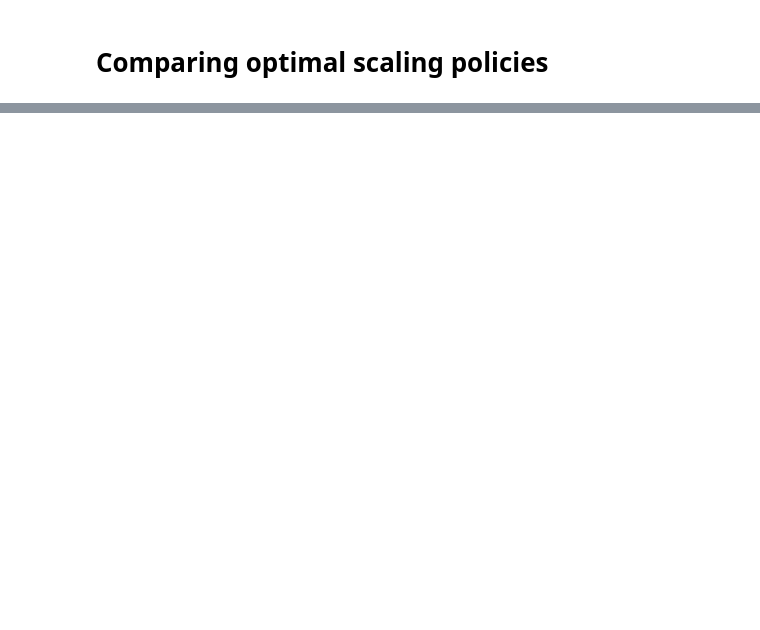
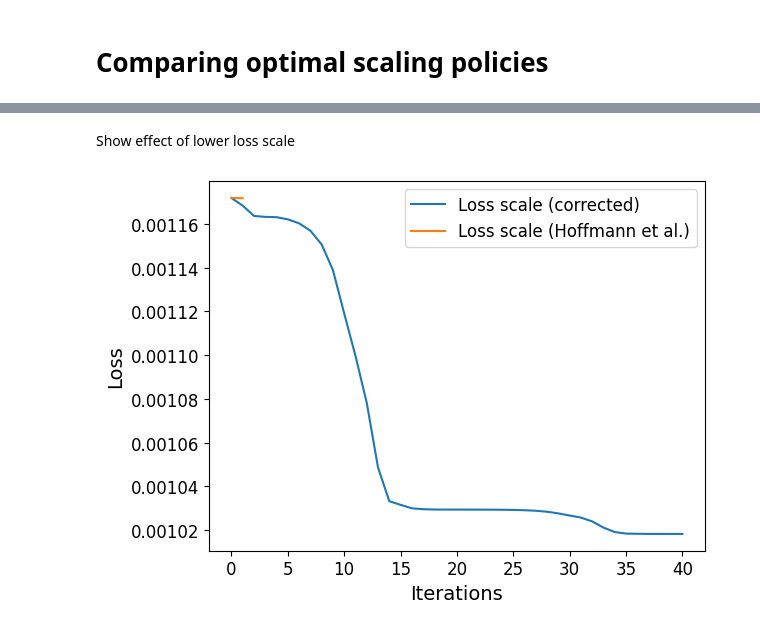
Before and after one commit to epoch-research/analyzing-chinchilla, a Jupyter notebook: data_analysis.ipynb, the cells around one changed output, grey strips where cells are left out. Drawn from its saved outputs; the diff is of its cells as text; code cells hidden in the pictures; blank space fills up the shorter version.

```diff
--- a/data_analysis.ipynb
+++ b/data_analysis.ipynb
@@ -1092,21 +858,19 @@ cov_matrix_untransformed = np.cov(np.transpose(param_list_untransformed))
 
 init_params = list(true_params) + [0]
 indices = [i for i in range(len(N)) if losses[i] < sorted(losses)[-5]]
+
+# estimate parameters
 result = minimize(objective, init_params, args=(N[indices], D[indices], losses[indices]), method='BFGS', jac=grad(objective), tol=1e-1)
 
-print(result)
-print(result.x)
-
 estimated_params = result.x[:5]
-estimated_params_with_scale = result.x
 estimated_params_untransformed = untransform_params(estimated_params)
 
-init_params = [0]
-indices = [i for i in range(len(N)) if losses[i] < sorted(losses)[-5]]
-result = minimize(scale_objective, init_params, args=(true_params, N[indices], D[indices], losses[indices]), \
-                  method='BFGS', jac=grad(scale_objective), tol=1e-9)
+indices_with_outliers = [i for i in range(len(N))]
 
-print(result)
-print(result.x)
+# fit scale param for estimated (without outliers)
+result = minimize(scale_objective, init_params[-1], args=(estimated_params, N[indices], D[indices], losses[indices]), method='BFGS', jac=grad(scale_objective), tol=1e-1)
+estimated_params_scale_adjusted_no_outliers = list(estimated_params) + [result.x[0]]
 
-true_params_with_scale = list(true_params) + [result.x[0]]
+# fit scale param for estimated (with outliers)
+result = minimize(scale_objective, init_params[-1], args=(estimated_params, N[indices_with_outliers], D[indices_with_outliers], losses[indices_with_outliers]), method='BFGS', jac=grad(scale_objective), tol=1e-1)
+estimated_params_scale_adjusted_with_outliers = list(estimated_params) + [result.x[0]]
@@ -1819,0 +1489,2 @@ print(f"The value of chinchilla_D_N_ratio closest to chinchilla_compute is: {val
+# %% [markdown]
+Show effect of lower loss scale
@@ -1819,0 +1534,36 @@ print(f"The value of chinchilla_D_N_ratio closest to chinchilla_compute is: {val
+# %%
+# Initialize parameters
+init_params = list(true_params)
+
+# Store loss values
+sum_loss_values_for_sum_opt = []
+sum_loss_values_for_mean_opt = []
+
+# Callback functions to log loss values
+def callback_sum(params):
+    sum_loss = huber_loss_objective_sum(params, N[indices], D[indices], losses[indices])
+    sum_loss_values_for_sum_opt.append(sum_loss)
+
+def callback_mean(params):
+    # Calculate the sum loss even though the mean loss is being optimized
+    sum_loss = huber_loss_objective_sum(params, N[indices], D[indices], losses[indices])
+    sum_loss_values_for_mean_opt.append(sum_loss)
+
+# Perform optimization with logging
+result_sum = minimize(huber_loss_objective_sum, init_params, args=(N[indices], D[indices], losses[indices]),
+                      jac=grad(huber_loss_objective_sum), method='BFGS', callback=callback_sum)
+
+init_params = list(true_params)
+result_mean = minimize(huber_loss_objective_mean, init_params, args=(N[indices], D[indices], losses[indices]),
+                       method='L-BFGS-B', callback=callback_mean)
+
+# Plotting the loss values
+plt.plot(sum_loss_values_for_sum_opt, label='Loss scale (corrected)')
+plt.plot(sum_loss_values_for_mean_opt, label='Loss scale (Hoffmann et al.)')
+plt.xlabel('Iterations')
+plt.ylabel('Loss')
+plt.legend()
+#plt.title('Sum Loss vs. Iterations')
+plt.show()
+# %% [output]
+[figure, added]
```
Also changed, not shown: parts of 66 cells of this notebook.
